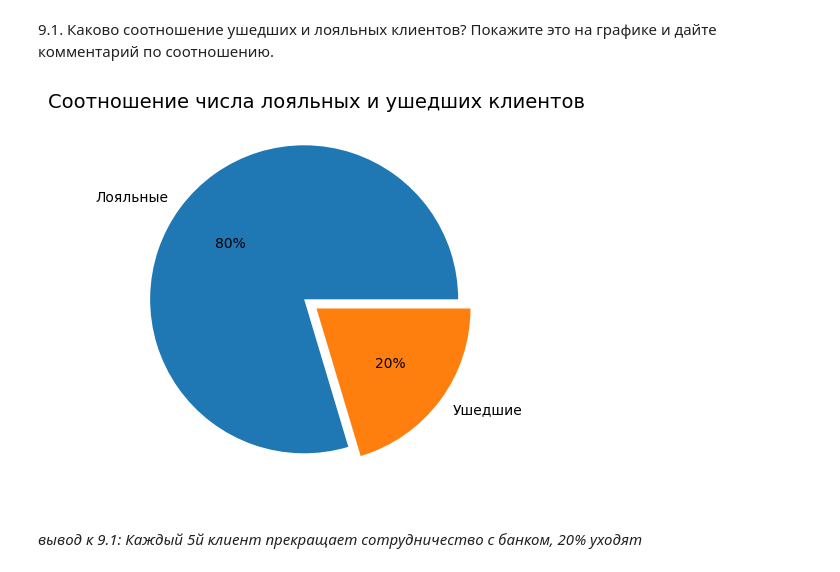
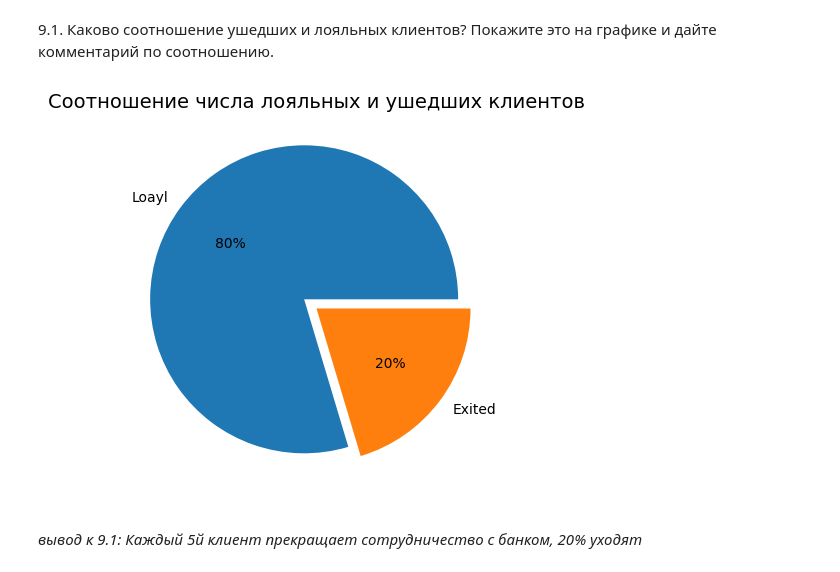
Before and after one commit to kdunaev-a10/SkillFactory-DTS, a Jupyter notebook: module-python/module13/python-13-9.ipynb, the cells around one changed output. Drawn from its saved outputs; the diff is of its cells as text; code cells hidden in the pictures.

```diff
--- a/module-python/module13/python-13-9.ipynb
+++ b/module-python/module13/python-13-9.ipynb
@@ -117,23 +117,23 @@ not_churn = churn_data.loc[churn_data["Exited"]==0]
 # %%
 from turtle import title
 
 
 grouped_churn = churn_data.groupby(['Exited'])['CustomerId'].count()
 #display(grouped_churn)
 #сolors = sns.color_palette('muted')[0:5]
 
 plt.figure(figsize=(5,5), facecolor='white')
 plt.pie(
   grouped_churn,
   explode = [0.1, 0],
-  labels = ['Лояльные', 'Ушедшие'],
+  labels = ['Loayl', 'Exited'],
   autopct='%.0f%%'
   )
 plt.title('Соотношение числа лояльных и ушедших клиентов', size = 14)
 #fig.write_image('data/img1.png')
 plt.show()
 # %% [output]
-[figure, old version]
+[figure, new version]
 # %% [markdown]
 _вывод к 9.1: Каждый 5й клиент прекращает сотрудничество с банком, 20% уходят_
 # %% [markdown]
```
Also changed, not shown: parts of 2 cells of this notebook.
